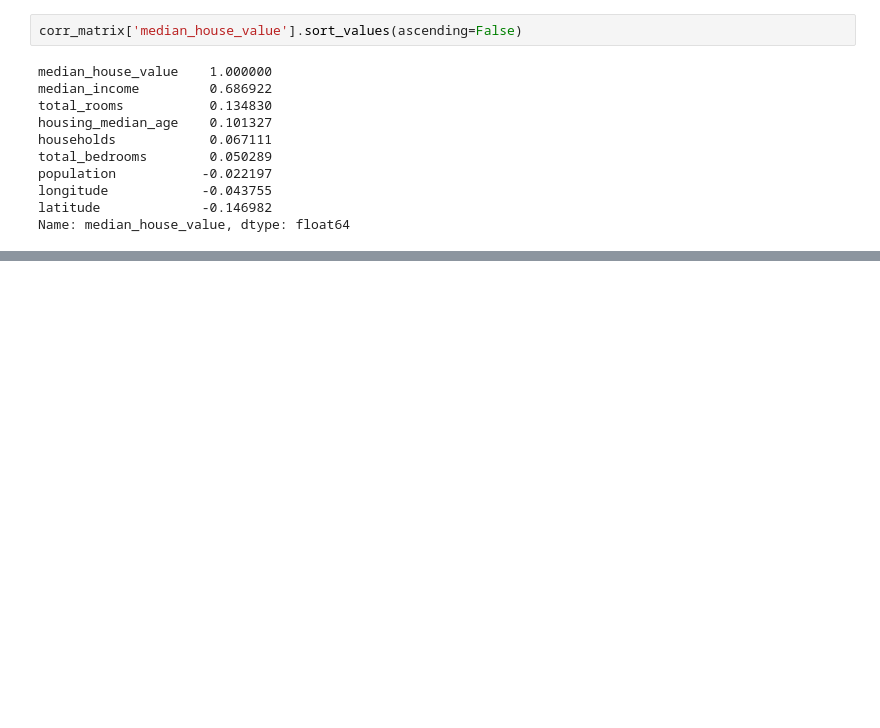
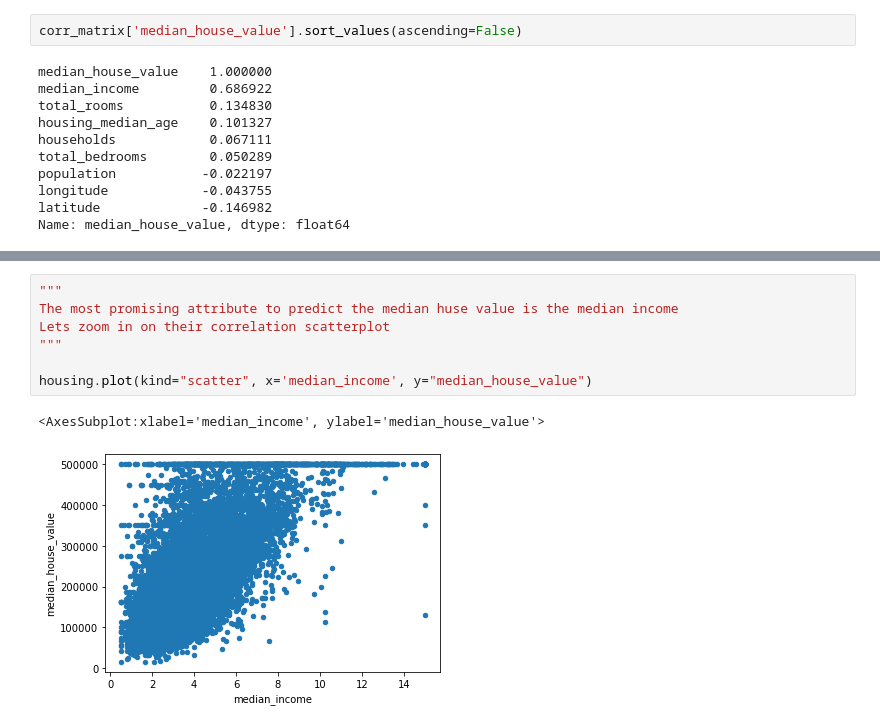
Before and after one commit to MuayThaiLegz/Financial-ML-, a Jupyter notebook: ml_RockFoundation.ipynb, the cells around one changed output, grey strips where cells are left out. Drawn from its saved outputs; the diff is of its cells as text; blank space fills up the shorter version.

```diff
--- a/ml_RockFoundation.ipynb
+++ b/ml_RockFoundation.ipynb
@@ -223,0 +254,10 @@ Name: median_house_value, dtype: float64
+# %%
+"""
+The most promising attribute to predict the median huse value is the median income
+Lets zoom in on their correlation scatterplot
+"""
+
+housing.plot(kind="scatter", x='median_income', y="median_house_value")
+# %% [output]
+<AxesSubplot:xlabel='median_income', ylabel='median_house_value'>
+[figure, added]
```
Also changed, not shown: parts of 18 cells of this notebook.
